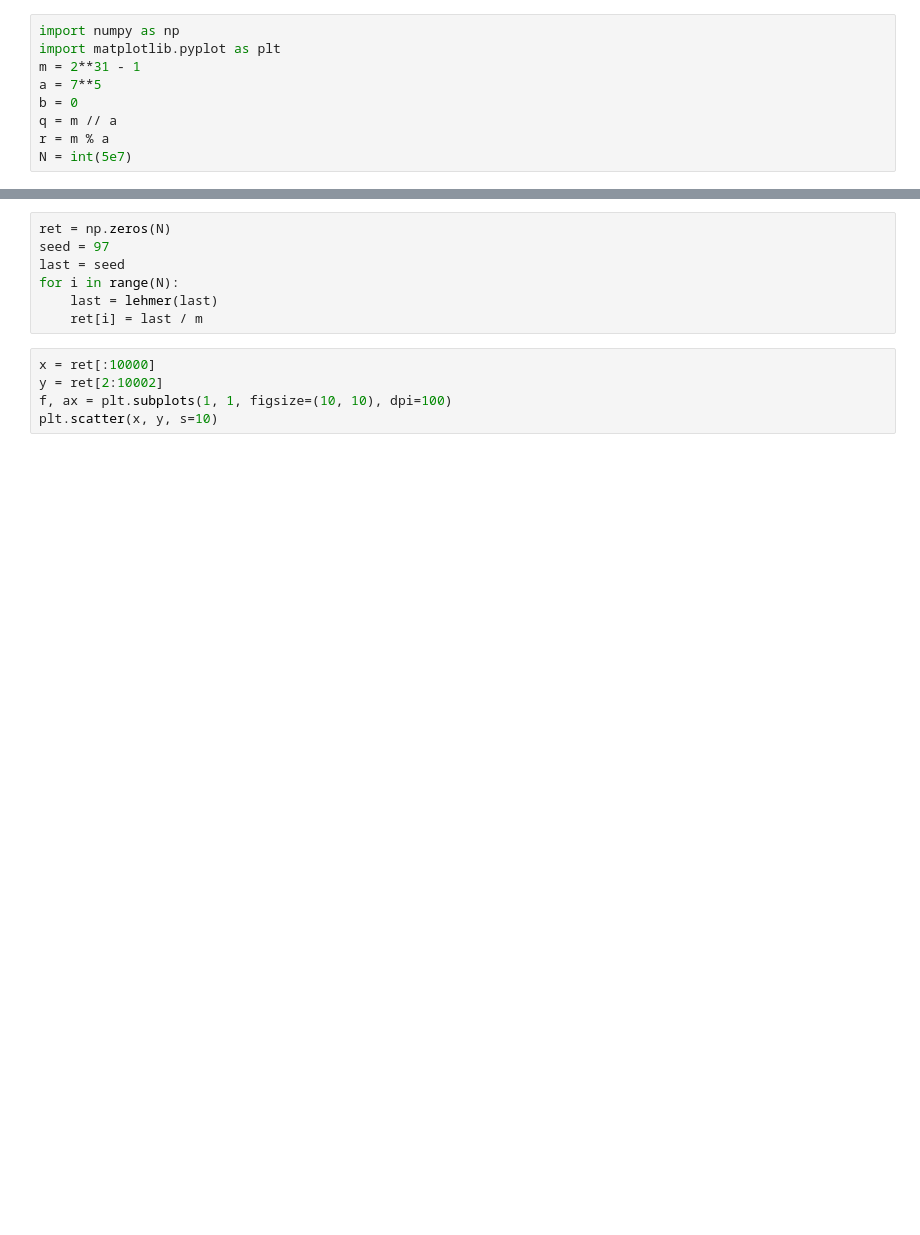
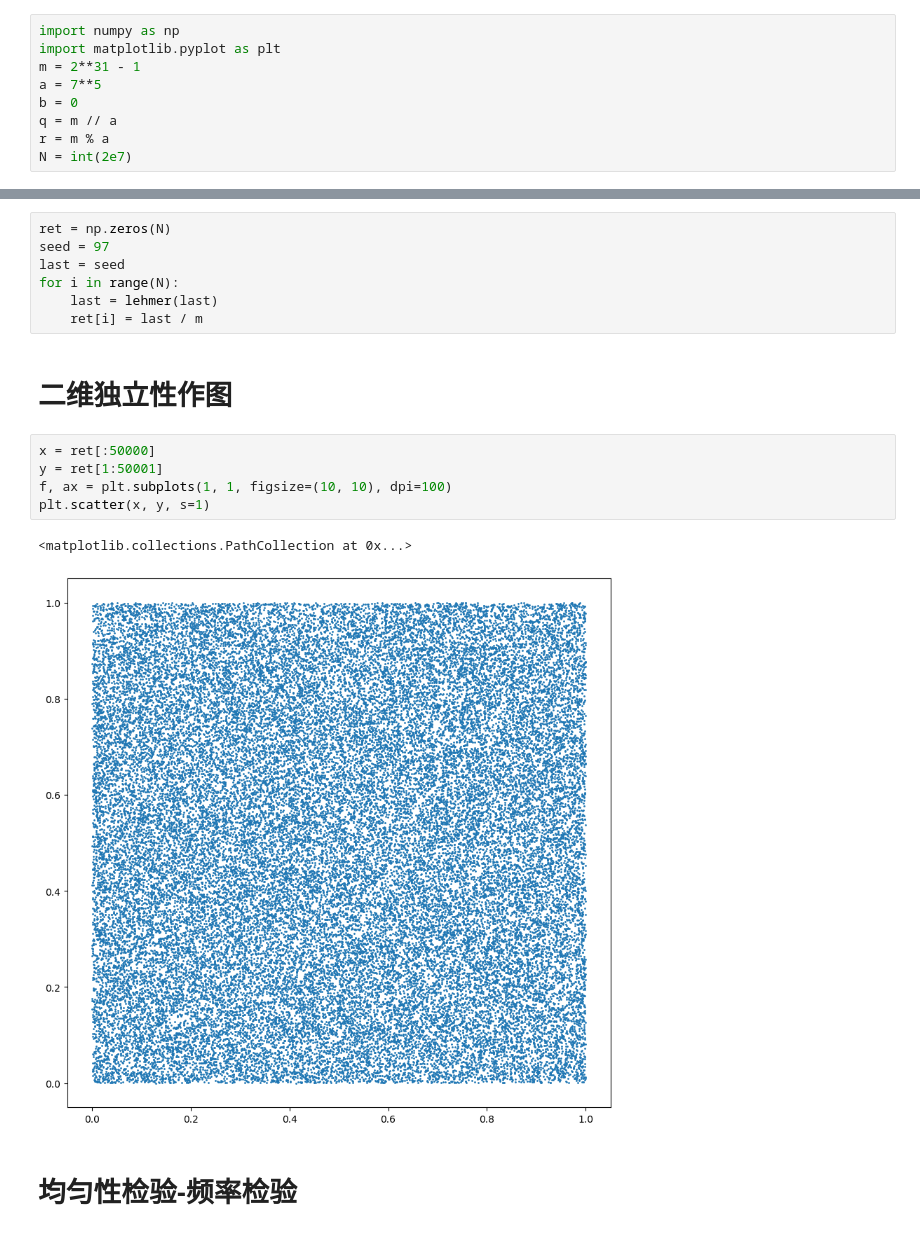
Before and after one commit to AnxietyYoungPoet/Computational-Physics, a Jupyter notebook: Chap_1/Lehmer.ipynb, the cells around one changed output, grey strips where cells are left out. Drawn from its saved outputs; the diff is of its cells as text; blank space fills up the shorter version.

```diff
--- a/Chap_1/Lehmer.ipynb
+++ b/Chap_1/Lehmer.ipynb
@@ -8,7 +8,7 @@ a = 7**5
 b = 0
 q = m // a
 r = m % a
-N = int(5e7)
+N = int(2e7)
 # %%
 def lehmer(z):
     ret = a * (z % q) - r * (z // q)
@@ -22,8 +22,15 @@ last = seed
 for i in range(N):
     last = lehmer(last)
     ret[i] = last / m
+# %% [markdown]
+# 二维独立性作图
 # %%
-x = ret[:10000]
-y = ret[2:10002]
+x = ret[:50000]
+y = ret[1:50001]
 f, ax = plt.subplots(1, 1, figsize=(10, 10), dpi=100)
-plt.scatter(x, y, s=10)
+plt.scatter(x, y, s=1)
+# %% [output]
+<matplotlib.collections.PathCollection at 0x...>
+[figure, added]
+# %% [markdown]
+# 均匀性检验-频率检验
```
Also changed, not shown: parts of 8 cells of this notebook.
